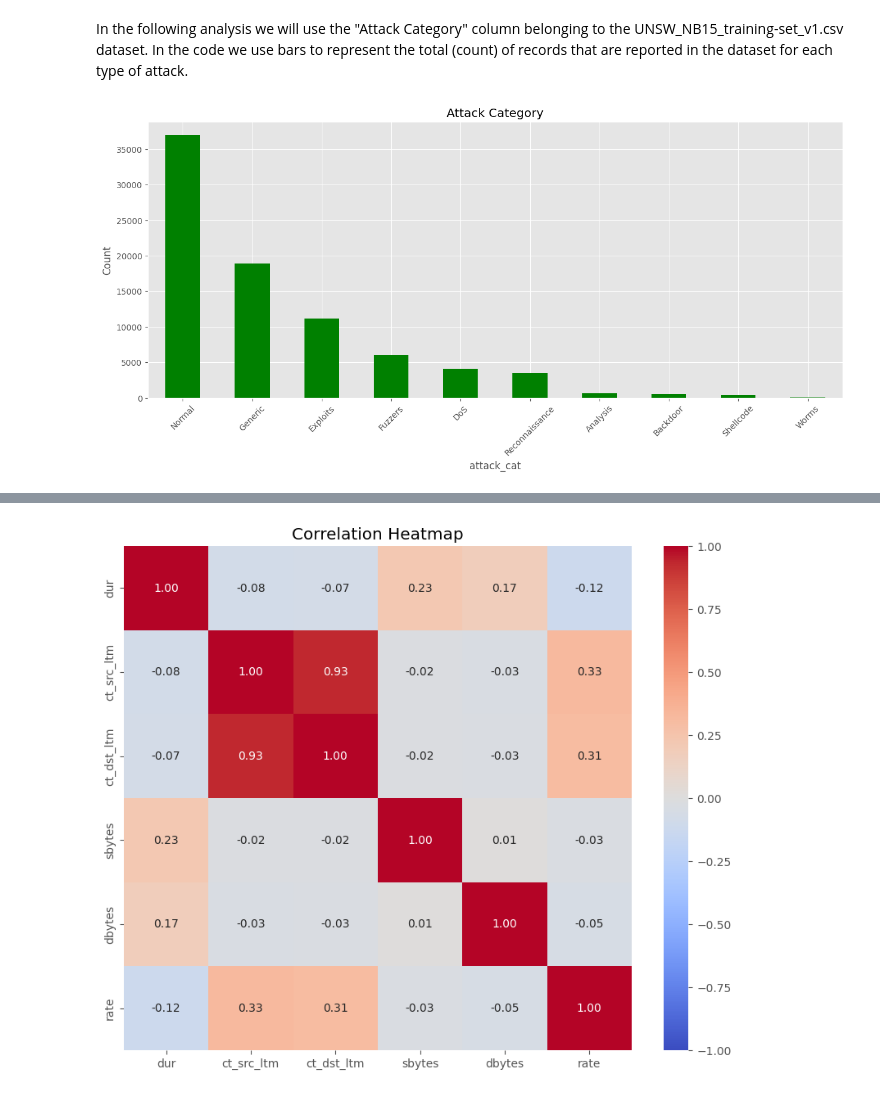
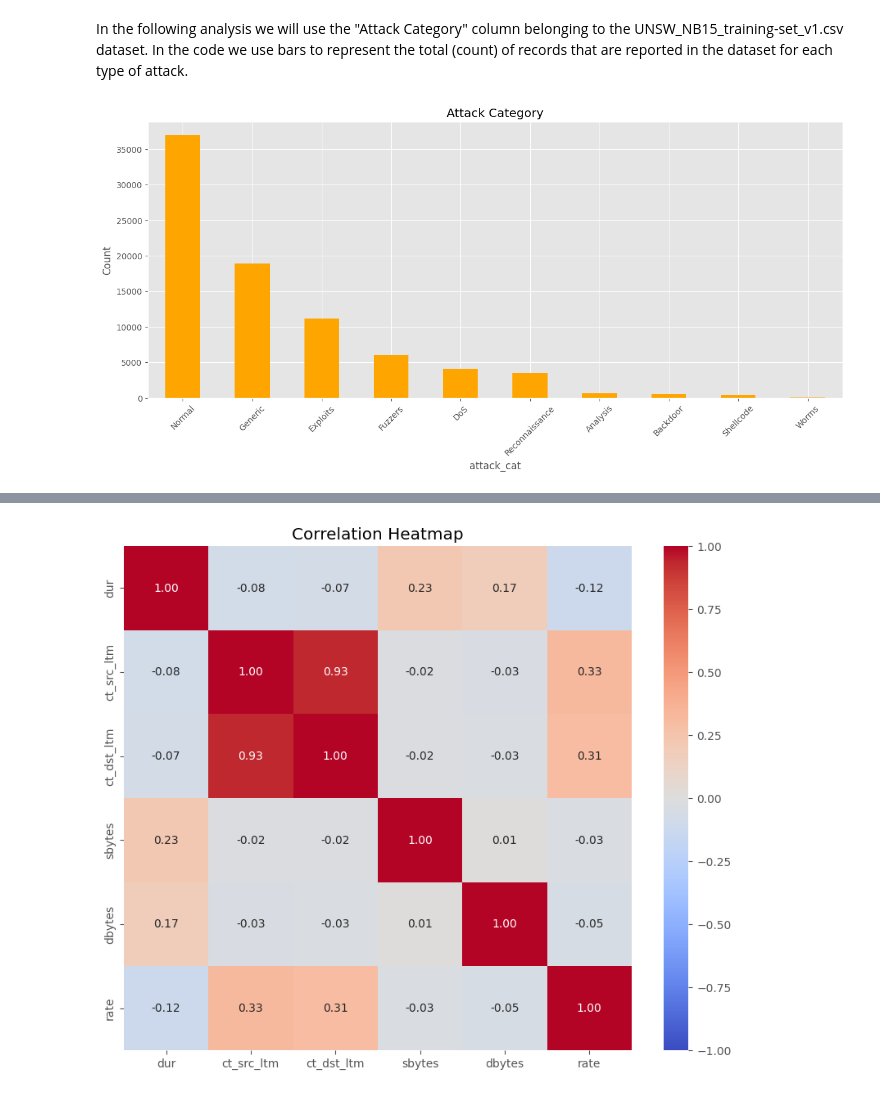
Before and after one commit to marcool5/Cyber, a Jupyter notebook: Exploratory_Data_and_Analysis_1_.ipynb, the cells around one changed output, grey strips where cells are left out. Saved outputs shown, nothing was run; the diff lists cells and outputs as text; code cells hidden in the pictures.

```diff
--- a/Exploratory_Data_and_Analysis_1_.ipynb
+++ b/Exploratory_Data_and_Analysis_1_.ipynb
@@ -213,15 +237,15 @@ In  the following analysis we will use the "Attack Category" column belonging to
 # %%
 category_column = 'attack_cat'
 grouped_data = data[category_column].value_counts()
 plt.figure(figsize=(15, 6))
-grouped_data.plot(kind='bar', color='green')
+grouped_data.plot(kind='bar', color='orange')
 plt.title('Attack Category')
 plt.xlabel(category_column)
 plt.ylabel('Count')
 plt.xticks(rotation=45)
 plt.show()
 # %% [output]
-[figure, old version]
+[figure, new version]
 # %%
 data = pd.read_csv('/content/drive/MyDrive/dataset/UNSW_NB15_training-set_v1.csv')
 X = data.drop(columns=['proto','service','state', 'dur','proto', 'state', 'service', 'ct_src_ltm', 'ct_dst_ltm','sbytes','dbytes','rate','attack_cat'])
```
Also changed, not shown: parts of 5 cells of this notebook.
